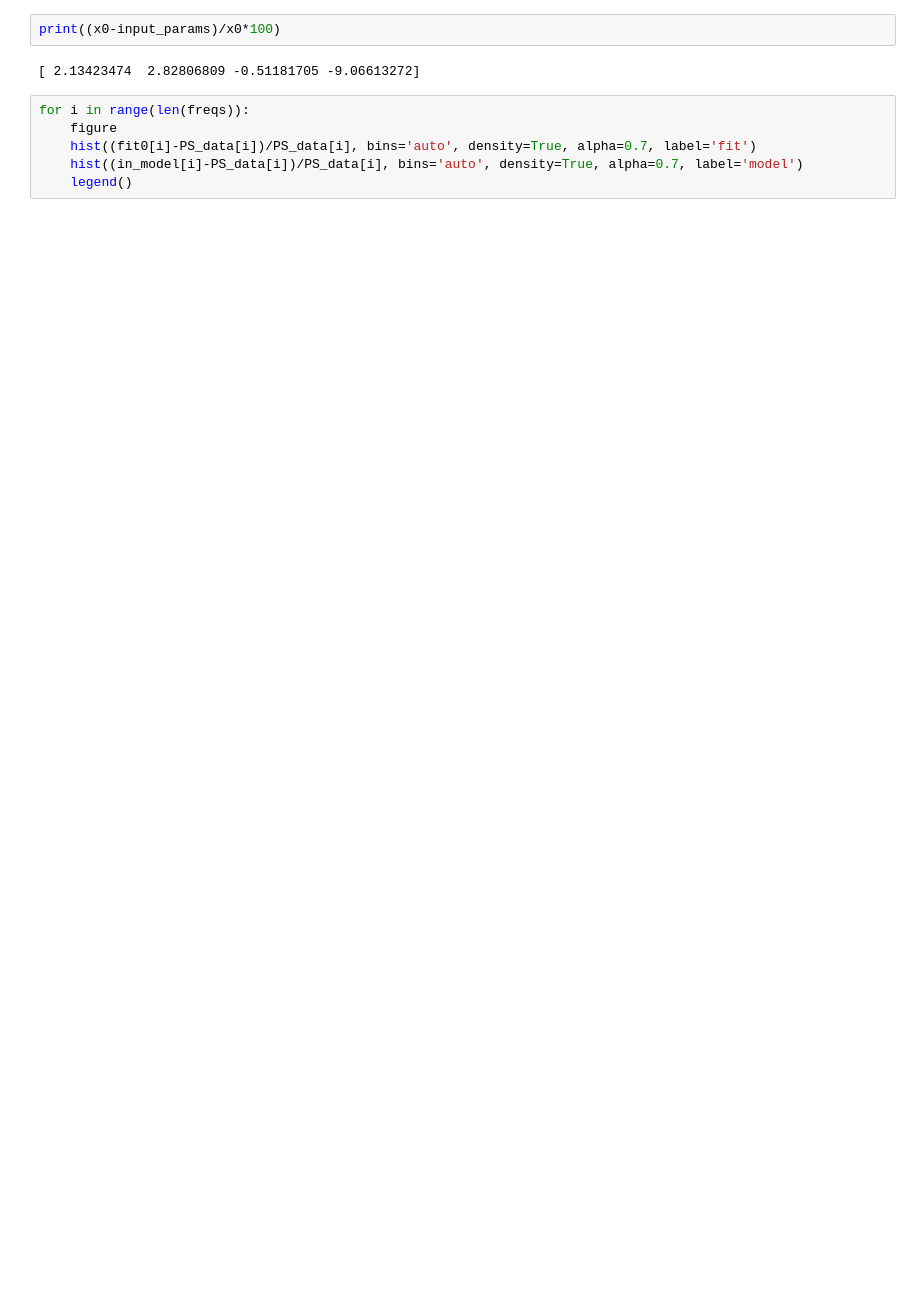
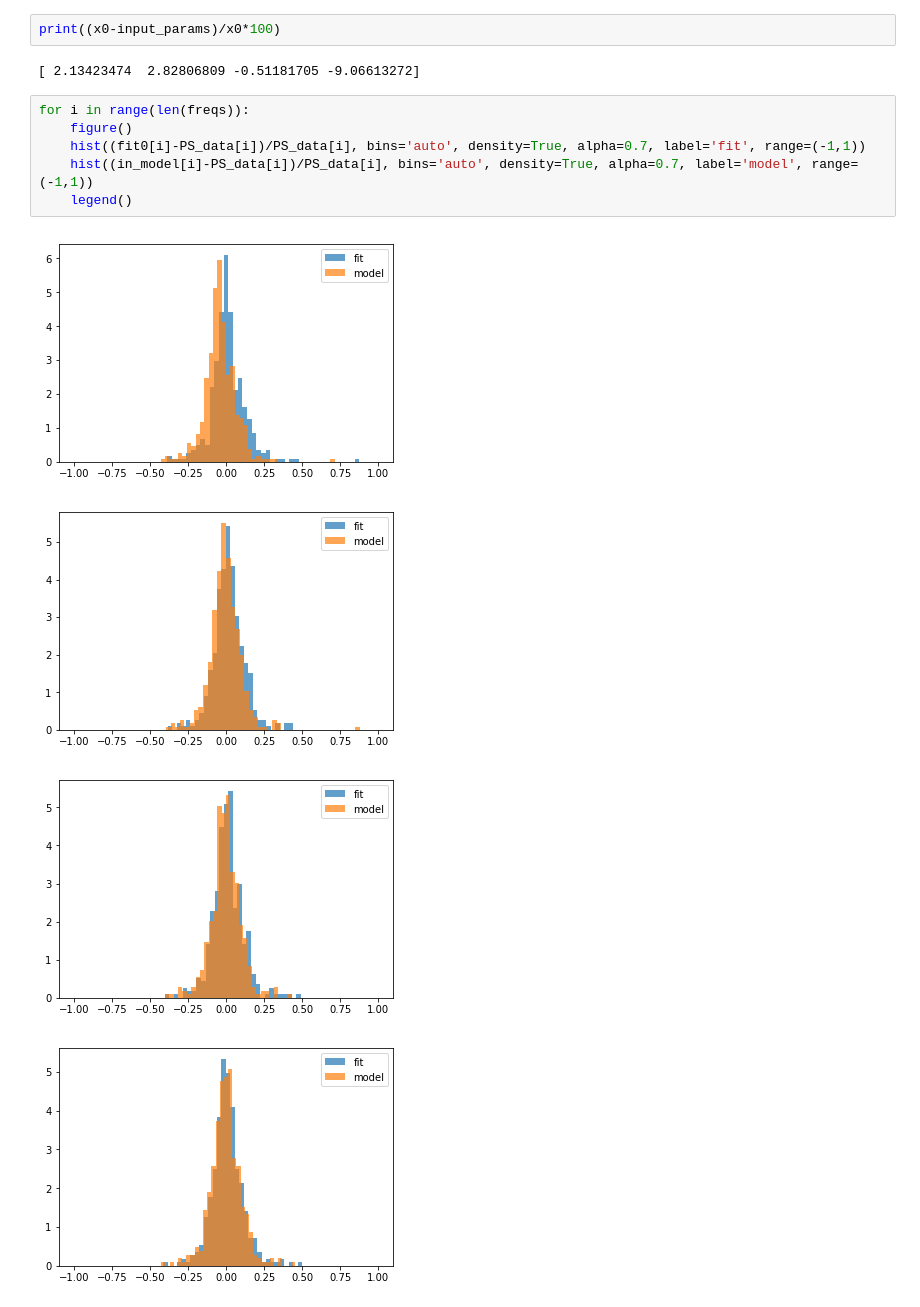
Before and after one commit to acwgough/foreground_moments, a Jupyter notebook: 2019-notebooks/2019-08/2019-08-29 optimise dust only.ipynb, the cells around one changed output. Drawn from its saved outputs; the diff is of its cells as text; blank space fills up the shorter version.

```diff
--- a/2019-notebooks/2019-08/2019-08-29 optimise dust only.ipynb
+++ b/2019-notebooks/2019-08/2019-08-29 optimise dust only.ipynb
@@ -161,7 +159,12 @@ print((x0-input_params)/x0*100)
 [ 2.13423474  2.82806809 -0.51181705 -9.06613272]
 # %%
 for i in range(len(freqs)):
-    figure
-    hist((fit0[i]-PS_data[i])/PS_data[i], bins='auto', density=True, alpha=0.7, label='fit')
-    hist((in_model[i]-PS_data[i])/PS_data[i], bins='auto', density=True, alpha=0.7, label='model')
+    figure()
+    hist((fit0[i]-PS_data[i])/PS_data[i], bins='auto', density=True, alpha=0.7, label='fit', range=(-1,1))
+    hist((in_model[i]-PS_data[i])/PS_data[i], bins='auto', density=True, alpha=0.7, label='model', range=(-1,1))
     legend()
+# %% [output]
+[figure, added]
+[figure, added]
+[figure, added]
+[figure, added]
```
Also changed, not shown: parts of 6 cells of this notebook, 2 other files.
